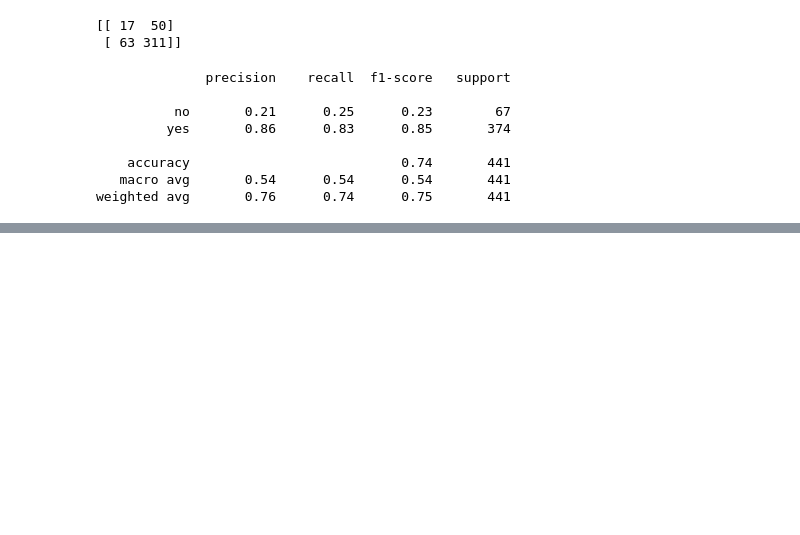
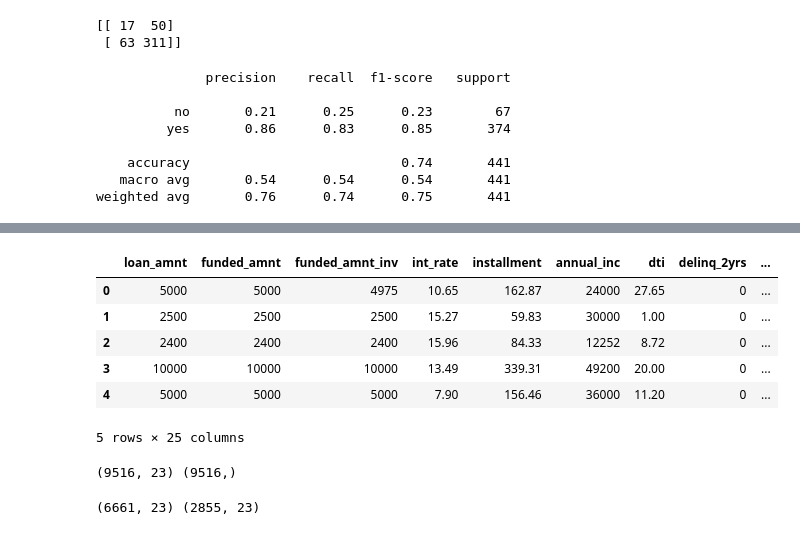
Before and after one commit to bebo09/DecisionTreesRandomForest, a Jupyter notebook: Decision Trees and Random Forests.ipynb, the cells around one changed output, grey strips where cells are left out. Cells and saved outputs as stored; diff of their text form; code cells hidden in the pictures; blank space fills up the shorter version.

```diff
--- a/Decision Trees and Random Forests.ipynb
+++ b/Decision Trees and Random Forests.ipynb
@@ -106,0 +183,12 @@ weighted avg       0.76      0.74      0.75       441
+# %%
+loans['good_loans'] = loans['bad_loans'].apply(lambda y: 'yes' if y==0 else 'no')
+# %%
+loans.head()
+# %% [output]
+|  | loan_amnt | funded_amnt | funded_amnt_inv | int_rate | installment | annual_inc | dti | delinq_2yrs | ... |
+| 0 | 5000 | 5000 | 4975 | 10.65 | 162.87 | 24000 | 27.65 | 0 | ... |
+| 1 | 2500 | 2500 | 2500 | 15.27 | 59.83 | 30000 | 1.00 | 0 | ... |
+| 2 | 2400 | 2400 | 2400 | 15.96 | 84.33 | 12252 | 8.72 | 0 | ... |
+| 3 | 10000 | 10000 | 10000 | 13.49 | 339.31 | 49200 | 20.00 | 0 | ... |
+| 4 | 5000 | 5000 | 5000 | 7.90 | 156.46 | 36000 | 11.20 | 0 | ... |
+5 rows × 25 columns
@@ -106,0 +199,4 @@ weighted avg       0.76      0.74      0.75       441
+# %%
+print(X.shape, y.shape)
+# %% [output]
+(9516, 23) (9516,)
@@ -106,0 +205,4 @@ weighted avg       0.76      0.74      0.75       441
+# %%
+print(X_train.shape, X_test.shape)
+# %% [output]
+(6661, 23) (2855, 23)
```
Also changed, not shown: parts of 45 cells of this notebook, 1 other file.
